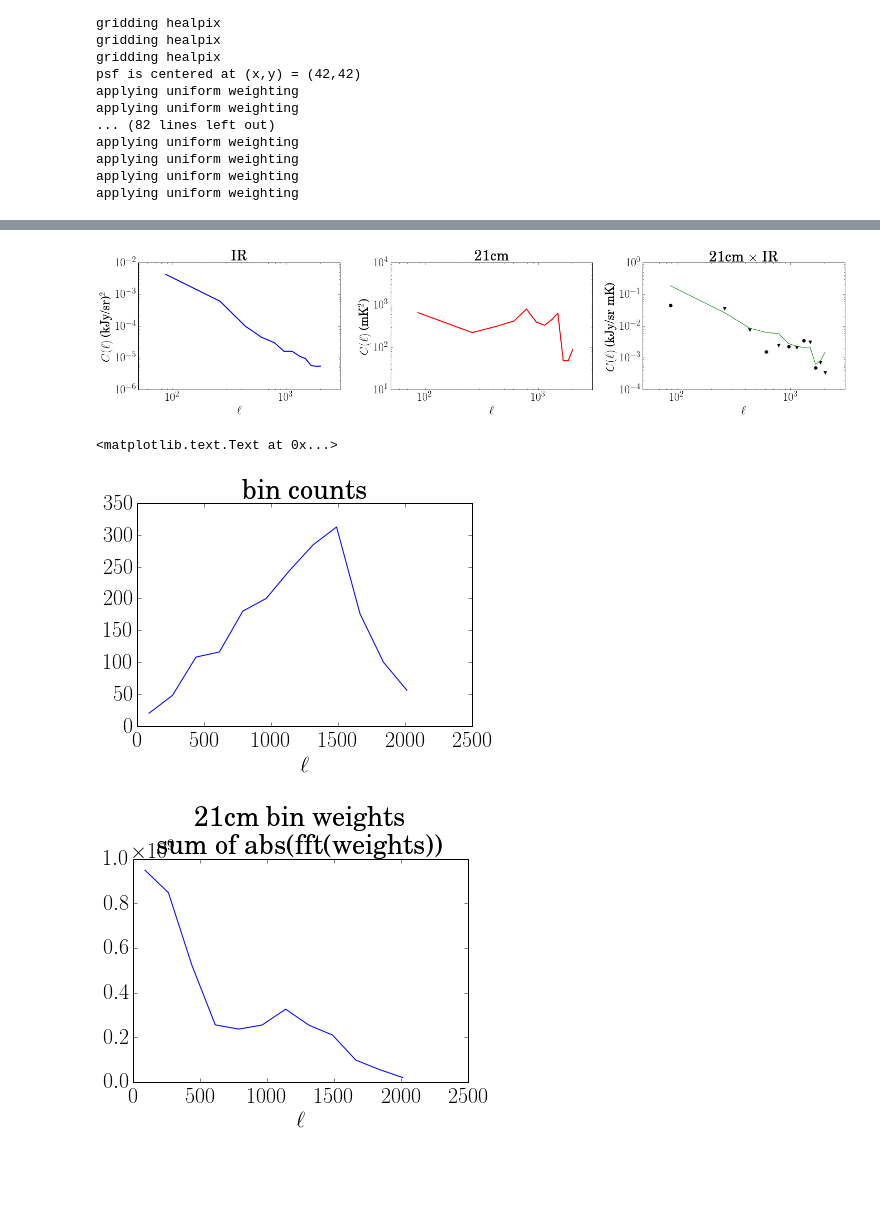
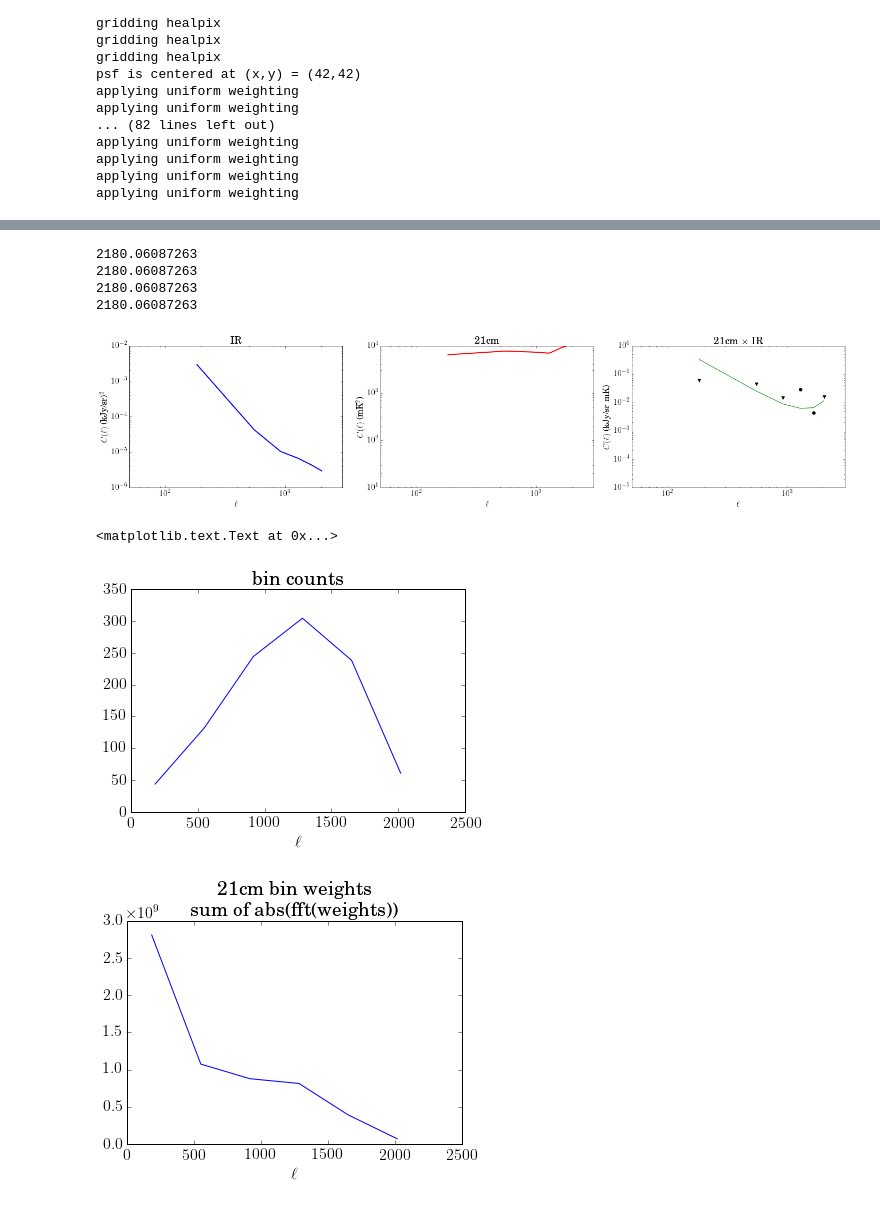
Before and after one commit to abrahamneben/21cmIRxcor, a Jupyter notebook: compute_cross_spectrum_with_stacked_IR_frames_rereduction.ipynb, the cells around one changed output, grey strips where cells are left out. Saved outputs shown, nothing was run; the diff lists cells and outputs as text; code cells hidden in the pictures; blank space fills up the shorter version.

```diff
--- a/compute_cross_spectrum_with_stacked_IR_frames_rereduction.ipynb
+++ b/compute_cross_spectrum_with_stacked_IR_frames_rereduction.ipynb
@@ -362,20 +335,38 @@ xspecs_mean = np.mean(xspecs,axis=0)
 # %%
+imp.reload(ps_utils_new)
+irspecs = []
+mwaspecs = []
+xspecs = []
+for framei in range(num_frames):
+    lbins,irspec,mwaspec,xspec,bin_counts,bin_sum_weights,bin_sum_sq_weights = ps_utils_new.ir_and_radio_xspec(ir_images[framei],'',mwa_images[framei],'',nbins=6,lmax=2200,\
+                                                                                                                         useirhann=True,usemwahann=True)
+    irspecs.append(irspec)
+    mwaspecs.append(mwaspec)
+    xspecs.append(xspec)
+irspecs,mwaspecs,xspecs = np.array(irspecs),np.array(mwaspecs),np.array(xspecs)
+irspecs_mean = np.mean(irspecs,axis=0)
+mwaspecs_mean = np.mean(mwaspecs,axis=0)
+xspecs_mean = np.mean(xspecs,axis=0)
+
+
 plt.figure(figsize=(20,5))
+matplotlib.rcParams.update({'font.size': 16})
 
 x1,x2 = 50,3000
 
 plt.subplot(131)
-#plt.loglog(lbincenters,irspecs[0],'b.-')
-plt.loglog(lbincenters,irspecs_mean,'b-',linewidth=2)
+#plt.loglog(lbins,irspecs[0],'b.-')
+plt.loglog(lbins,irspecs_mean,'b-',linewidth=2)
 plt.xlabel('$\ell$')
 plt.ylabel('$C(\ell)$ (kJy/sr)$^2$')
 plt.title('IR')
 plt.xlim([x1,x2])
+plt.ylim([1.e-6,1.e-2])
 
 plt.subplot(132)
-#plt.loglog(lbincenters,mwaspec,'r.-')
-plt.loglog(lbincenters,mwaspecs_mean*1.e6,'r-',linewidth=2)
-# plt.loglog(lbincenters,Cl_res0*1.e6,'g--')
+#plt.loglog(lbins,mwaspec,'r.-')
+plt.loglog(lbins,mwaspecs_mean*1.e6,'r-',linewidth=2)
+# plt.loglog(lbins,Cl_res0*1.e6,'g--')
 plt.xlabel('$\ell$')
 plt.ylabel('$C(\ell)$ (mK$^2$)')
 plt.title('21cm')
@@ -385,37 +376,44 @@ plt.ylim([10,1.e4])
 plt.subplot(133)
 # ispos = xspecs[0]>0
 # isneg = xspecs[0]<0
-# plt.loglog(lbincenters[ispos],xspecs[0][ispos],'k.')
-# plt.loglog(lbincenters[isneg],-xspecs[0][isneg],'kv')
+# plt.loglog(lbins[ispos],xspecs[0][ispos],'k.')
+# plt.loglog(lbins[isneg],-xspecs[0][isneg],'kv')
 
 ispos = xspecs_mean>0
 isneg = xspecs_mean<0
-plt.loglog(lbincenters[ispos],xspecs_mean[ispos]*1.e3,'ko')
-plt.loglog(lbincenters[isneg],-xspecs_mean[isneg]*1.e3,'kv')
-plt.loglog(lbincenters,np.sqrt(irspecs_mean*mwaspecs_mean)/np.sqrt(4*bin_counts)*1.e3,'g-')
+plt.loglog(lbins[ispos],xspecs_mean[ispos]*1.e3,'ko')
+plt.loglog(lbins[isneg],-xspecs_mean[isneg]*1.e3,'kv')
+plt.loglog(lbins,np.sqrt(irspecs_mean*mwaspecs_mean)/np.sqrt(4*bin_counts)*1.e3,'g-')
 
 plt.xlabel('$\ell$')
 plt.ylabel('$C(\ell)$ (kJy/sr mK)')
 plt.title(r'21cm $\times$ IR')
 plt.xlim([x1,x2])
+plt.ylim([1.e-5,1])
 
 plt.tight_layout()
+
+plt.savefig('radio_and_ir_xspec_allhann.pdf',bbox_inches='tight')
 # %% [output]
+2180.06087263
+2180.06087263
+2180.06087263
+2180.06087263
-[figure, old version]
+[figure, new version]
 # %%
 plt.figure()
-plt.plot(lbincenters,bin_counts)
+plt.plot(lbins,bin_counts)
 plt.xlabel(r'$\ell$')
 plt.title('bin counts')
 
 plt.figure()
-plt.plot(lbincenters,bin_sum_weights)
+plt.plot(lbins,bin_sum_weights)
 plt.title('21cm bin weights \n    sum of abs(fft(weights)) ')
 plt.xlabel(r'$\ell$')
 # %% [output]
 <matplotlib.text.Text at 0x...>
-[figure, old version]
+[figure, new version]
-[figure, old version]
+[figure, new version]
 # %%
 # ispos = Cl_res_res>0
 # isneg = Cl_res_res<0
```
Also changed, not shown: parts of 10 cells of this notebook, 13 other files.
